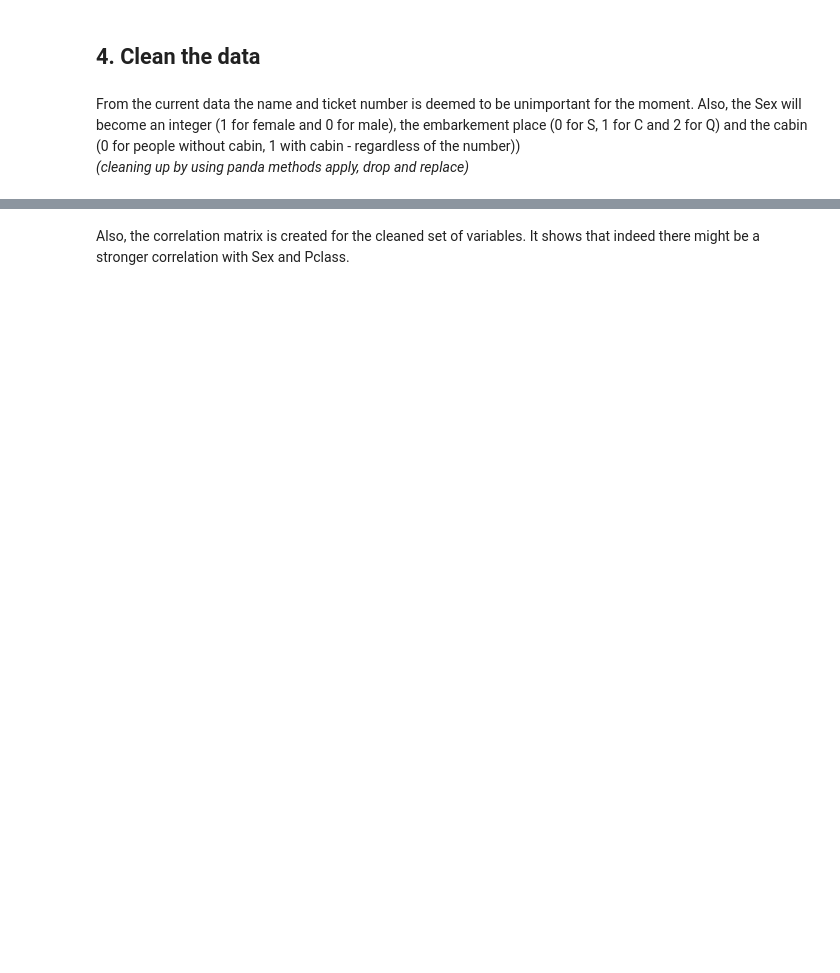
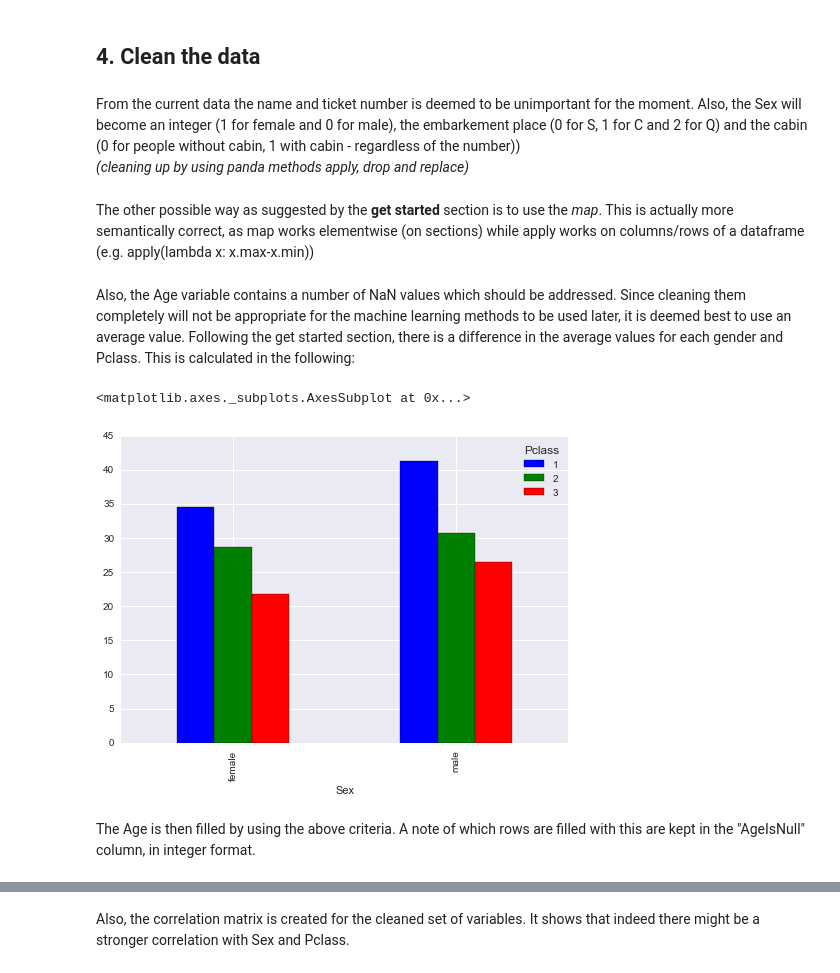
Before and after one commit to gxexakis/Kaggle, a Jupyter notebook: titanic/titanic_gx.ipynb, the cells around one changed output, grey strips where cells are left out. Cells and saved outputs as stored; diff of their text form; code cells hidden in the pictures; blank space fills up the shorter version.

```diff
--- a/titanic/titanic_gx.ipynb
+++ b/titanic/titanic_gx.ipynb
@@ -146,0 +141,16 @@ ctrain["Embarked"]=ctrain["Embarked"].apply(embarked_letters_to_integers)
+# %% [markdown]
+The other possible way as suggested by the **get started** section is to use the _map_. This is actually more semantically correct, as map works elementwise (on sections) while apply works on columns/rows of a dataframe (e.g. apply(lambda x: x.max-x.min))
+# %%
+train["Gender"] = train["Sex"].map({"female":0,"male":1}).astype(int)
+train["Origin"] = train["Embarked"].map({"S":0,"C":1,"Q":2}).fillna(0).astype(int)
+train["hasCabin"] = train["Cabin"].map(lambda x: 0 if pd.isnull(x) else 1)
+# %% [markdown]
+Also, the Age variable contains a number of NaN values which should be addressed. Since cleaning them completely will not be appropriate for the machine learning methods to be used later, it is deemed best to use an average value. Following the get started section, there is a difference in the average values for each gender and Pclass. This is calculated in the following:
+# %%
+mean_age_per_sex_class = train.groupby(["Sex","Pclass"]).mean()["Age"]
+mean_age_per_sex_class.unstack("Pclass").plot.bar()
+# %% [output]
+<matplotlib.axes._subplots.AxesSubplot at 0x...>
+[figure, added]
+# %% [markdown]
+The Age is then filled by using the above criteria. A note of which rows are filled with this are kept in the "AgeIsNull" column, in integer format.
```
Also changed, not shown: parts of 32 cells of this notebook, 3 other files.
